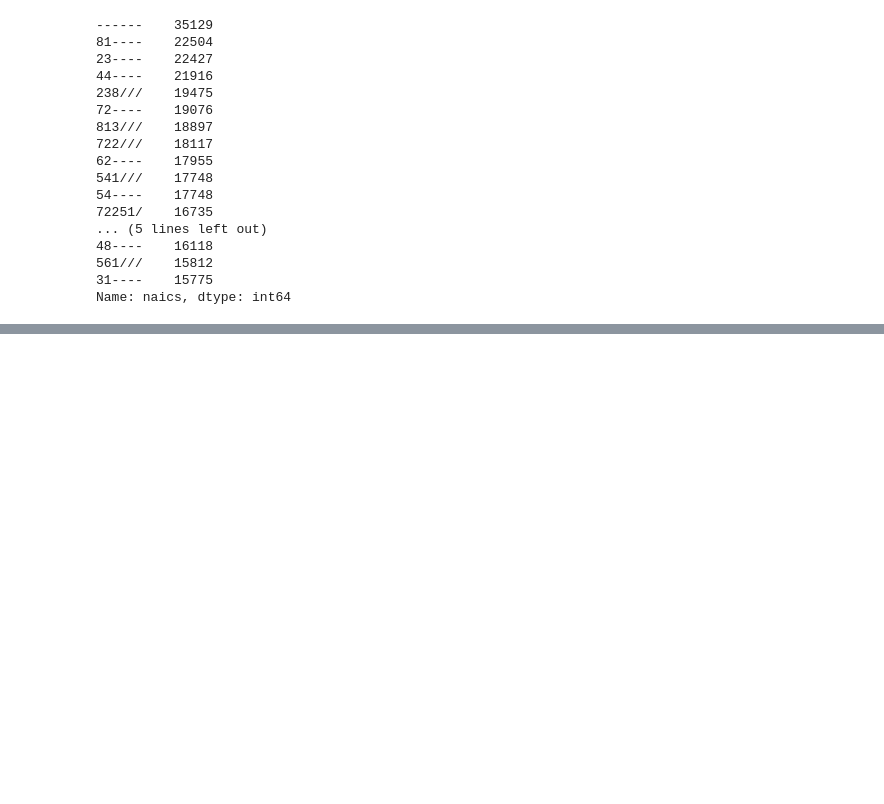
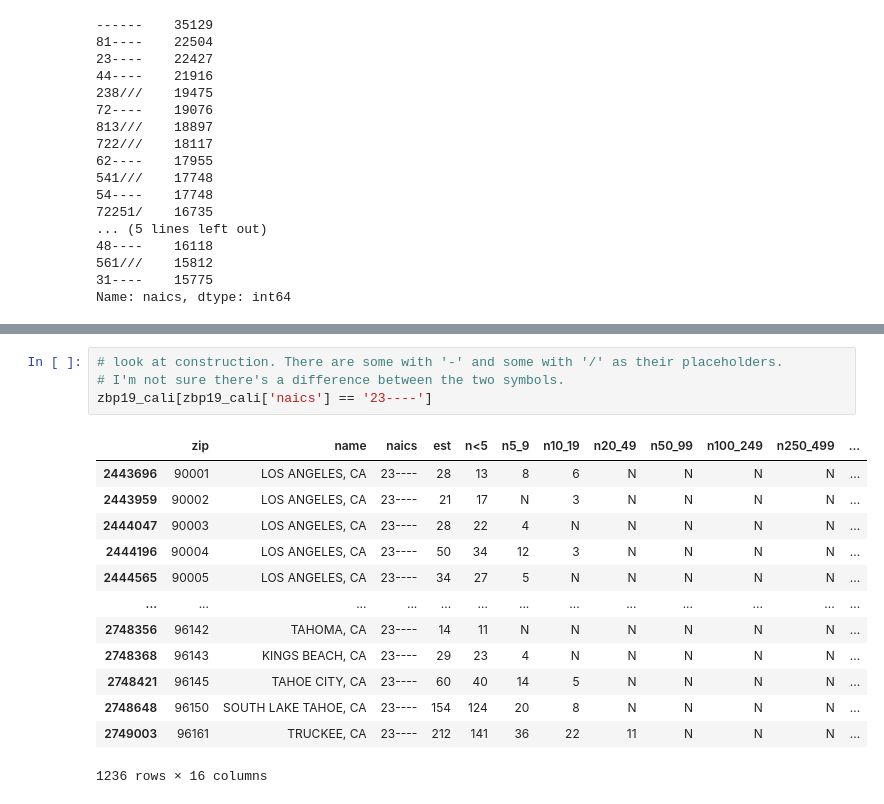
Before and after one commit to gigi-codes/warehouse_density, a Jupyter notebook: David/4_summarizingZipsandWarehouses.ipynb, the cells around one changed output, grey strips where cells are left out. Cells and saved outputs as stored; diff of their text form; blank space fills up the shorter version.

```diff
--- a/David/4_summarizingZipsandWarehouses.ipynb
+++ b/David/4_summarizingZipsandWarehouses.ipynb
@@ -116,0 +204,18 @@ pwd
+# %%
+# look at construction. There are some with '-' and some with '/' as their placeholders.
+# I'm not sure there's a difference between the two symbols.
+zbp19_cali[zbp19_cali['naics'] == '23----']
+# %% [output]
+|  | zip | name | naics | est | n<5 | n5_9 | n10_19 | n20_49 | n50_99 | n100_249 | n250_499 | ... |
+| 2443696 | 90001 | LOS ANGELES, CA | 23---- | 28 | 13 | 8 | 6 | N | N | N | N | ... |
+| 2443959 | 90002 | LOS ANGELES, CA | 23---- | 21 | 17 | N | 3 | N | N | N | N | ... |
+| 2444047 | 90003 | LOS ANGELES, CA | 23---- | 28 | 22 | 4 | N | N | N | N | N | ... |
+| 2444196 | 90004 | LOS ANGELES, CA | 23---- | 50 | 34 | 12 | 3 | N | N | N | N | ... |
+| 2444565 | 90005 | LOS ANGELES, CA | 23---- | 34 | 27 | 5 | N | N | N | N | N | ... |
+| ... | ... | ... | ... | ... | ... | ... | ... | ... | ... | ... | ... | ... |
+| 2748356 | 96142 | TAHOMA, CA | 23---- | 14 | 11 | N | N | N | N | N | N | ... |
+| 2748368 | 96143 | KINGS BEACH, CA | 23---- | 29 | 23 | 4 | N | N | N | N | N | ... |
+| 2748421 | 96145 | TAHOE CITY, CA | 23---- | 60 | 40 | 14 | 5 | N | N | N | N | ... |
+| 2748648 | 96150 | SOUTH LAKE TAHOE, CA | 23---- | 154 | 124 | 20 | 8 | N | N | N | N | ... |
+| 2749003 | 96161 | TRUCKEE, CA | 23---- | 212 | 141 | 36 | 22 | 11 | N | N | N | ... |
+1236 rows × 16 columns
```
Also changed, not shown: parts of 41 cells of this notebook, 5 other files.
